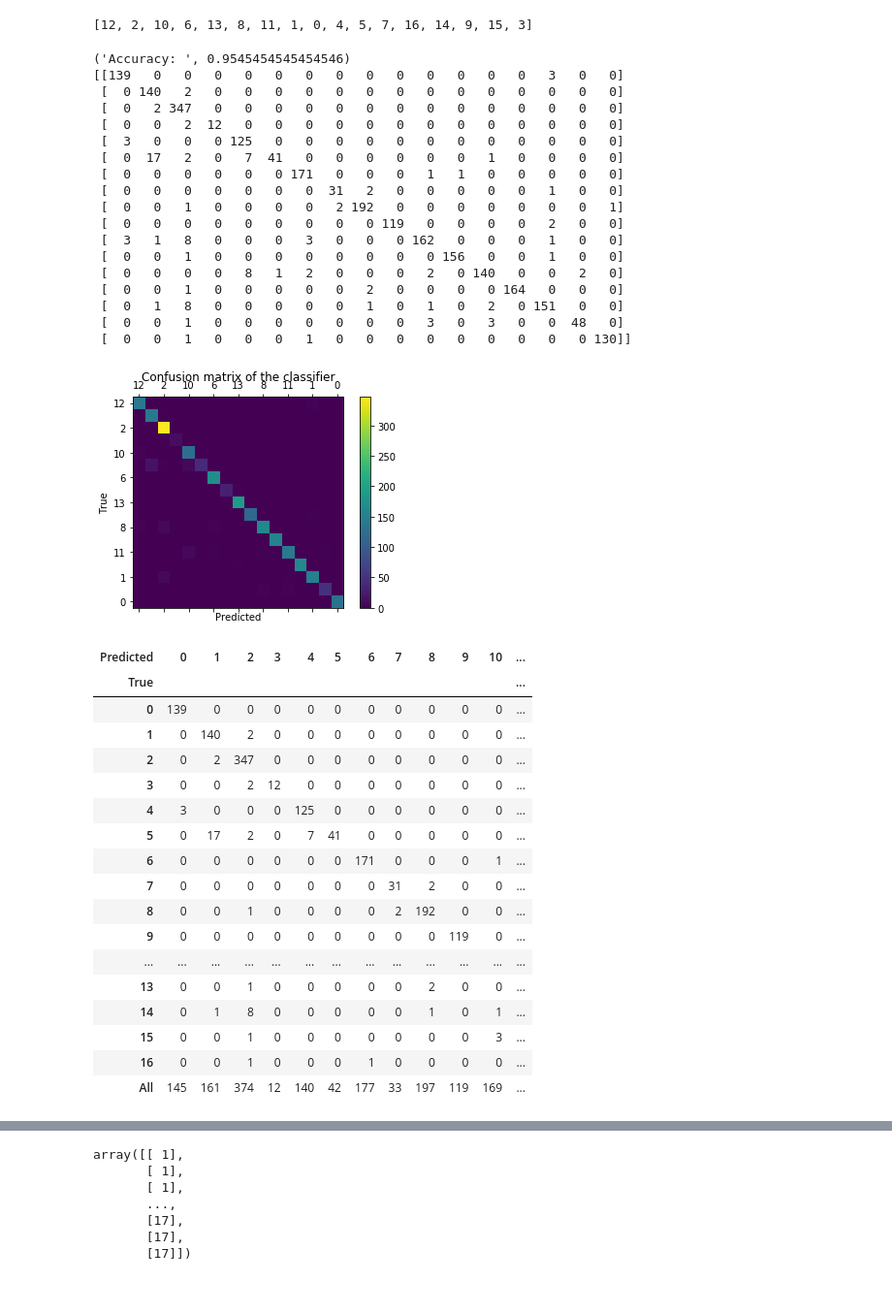
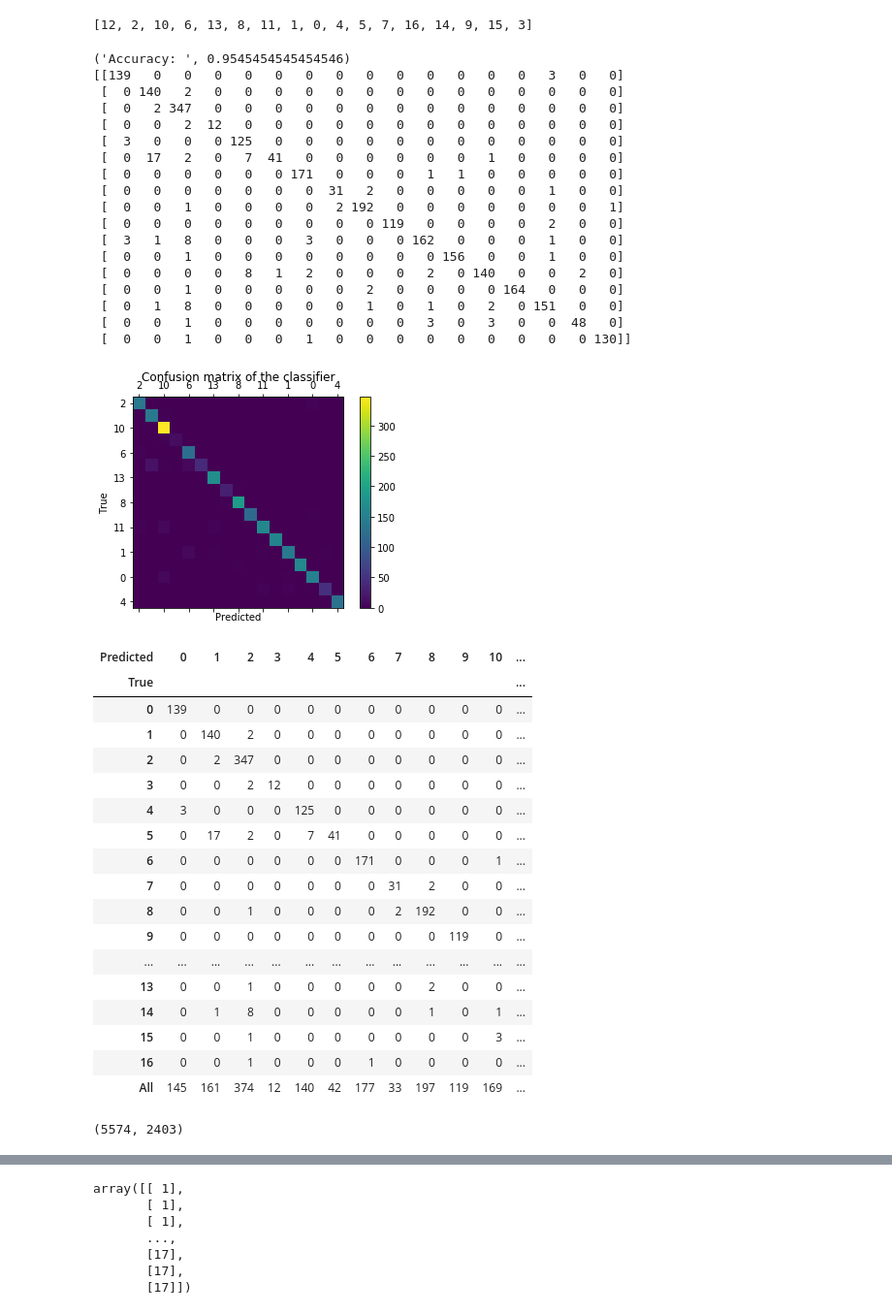
Before and after one commit to programmingprincess/tumor-origin, a Jupyter notebook: classifier.ipynb, the cells around one changed output, grey strips where cells are left out. Shown: that part at 97% size. Saved outputs shown, nothing was run; the diff lists cells and outputs as text; code cells hidden in the pictures.

Commit message:
working nnet with train/test

```diff
--- a/classifier.ipynb
+++ b/classifier.ipynb
@@ -70,36 +70,36 @@ ax = fig.add_subplot(111)
 cax = ax.matshow(yhat)
 plt.title('Confusion matrix of the classifier')
 fig.colorbar(cax)
-ax.set_xticklabels([''] + labels)
-ax.set_yticklabels([''] + labels)
+ax.set_xticklabels(labels)
+ax.set_yticklabels(labels)
 plt.xlabel('Predicted')
 plt.ylabel('True')
 plt.show()
 
 y_true = pd.Series(r_test_labels)
 y_pred = pd.Series(y_pred)
 
 pd.crosstab(y_true, y_pred, rownames=['True'], colnames=['Predicted'], margins=True)
 # %% [output]
 ('Accuracy: ', 0.9545454545454546)
 [[139   0   0   0   0   0   0   0   0   0   0   0   0   0   3   0   0]
  [  0 140   2   0   0   0   0   0   0   0   0   0   0   0   0   0   0]
  [  0   2 347   0   0   0   0   0   0   0   0   0   0   0   0   0   0]
  [  0   0   2  12   0   0   0   0   0   0   0   0   0   0   0   0   0]
  [  3   0   0   0 125   0   0   0   0   0   0   0   0   0   0   0   0]
  [  0  17   2   0   7  41   0   0   0   0   0   0   1   0   0   0   0]
  [  0   0   0   0   0   0 171   0   0   0   1   1   0   0   0   0   0]
  [  0   0   0   0   0   0   0  31   2   0   0   0   0   0   1   0   0]
  [  0   0   1   0   0   0   0   2 192   0   0   0   0   0   0   0   1]
  [  0   0   0   0   0   0   0   0   0 119   0   0   0   0   2   0   0]
  [  3   1   8   0   0   0   3   0   0   0 162   0   0   0   1   0   0]
  [  0   0   1   0   0   0   0   0   0   0   0 156   0   0   1   0   0]
  [  0   0   0   0   8   1   2   0   0   0   2   0 140   0   0   2   0]
  [  0   0   1   0   0   0   0   0   2   0   0   0   0 164   0   0   0]
  [  0   1   8   0   0   0   0   0   1   0   1   0   2   0 151   0   0]
  [  0   0   1   0   0   0   0   0   0   0   3   0   3   0   0  48   0]
  [  0   0   1   0   0   0   1   0   0   0   0   0   0   0   0   0 130]]
-[figure, old version]
+[figure, new version]
 | Predicted | 0 | 1 | 2 | 3 | 4 | 5 | 6 | 7 | 8 | 9 | 10 | ... |
 | True |  |  |  |  |  |  |  |  |  |  |  | ... |
 | 0 | 139 | 0 | 0 | 0 | 0 | 0 | 0 | 0 | 0 | 0 | 0 | ... |
@@ -152 +121,6 @@ pd.crosstab(y_true, y_pred, rownames=['True'], colnames=['Predicted'], margins=T
+# %%
+t_train = train.transpose()
+t_test = test.transpose()
+# %% [output]
+(5574, 2403)
 # %%
```
Also changed, not shown: parts of 7 cells of this notebook.
